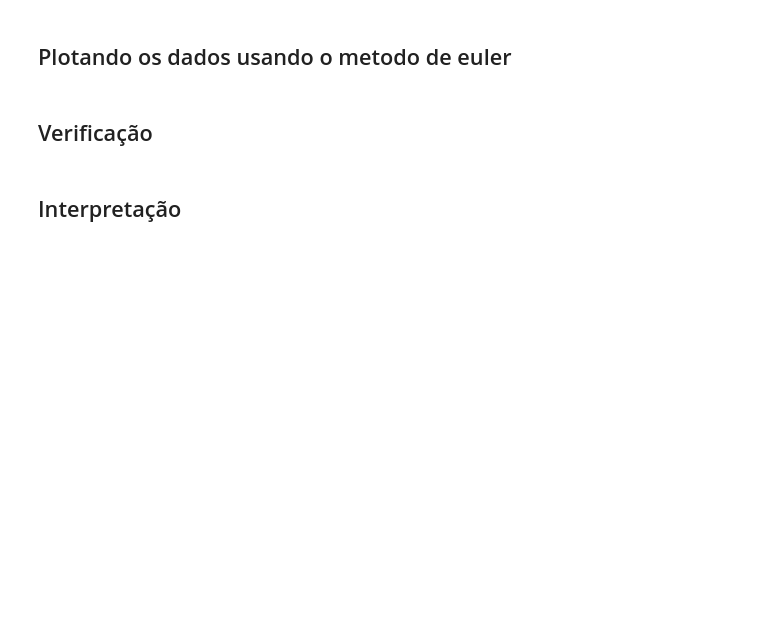
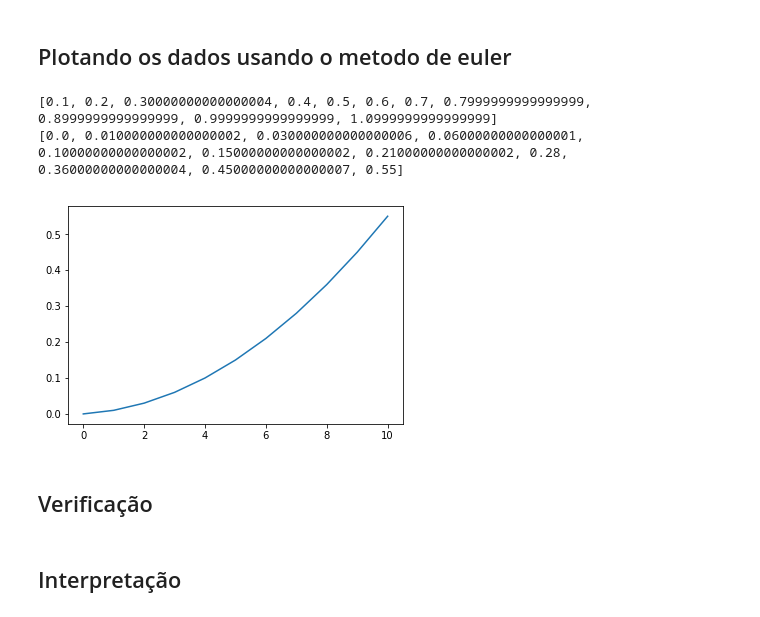
Before and after one commit to caiotda/MAC209, a Jupyter notebook: EP2/ep02.ipynb, the cells around one changed output. Drawn from its saved outputs; the diff is of its cells as text; code cells hidden in the pictures; blank space fills up the shorter version.

```diff
--- a/EP2/ep02.ipynb
+++ b/EP2/ep02.ipynb
@@ -40,9 +42,10 @@ def rate(S, a, dt):
     R = np.array([S[1], a, 1])
     return R
 
-def nextState(S, dt):
+def nextState(S, a, dt):
     # Recebe um estado S e retorna o proximo estado Sn
     Sn = S + rate(S, a, dt)*dt
+    return Sn
 # %% [markdown]
 # Pendulo Simples
 # %% [markdown]
@@ -329,5 +353,35 @@ for tbl in tbls:
 # %% [markdown]
 ## Plotando os dados usando o metodo de euler
+# %%
+g = 9.7      # g no laboratório didatico do IFUSP, medido pelo IAG, em m/s^2
+theta = 0.06           # inclinação da rampa, em radianos
+at = g*math.sin(theta) # aceleração teorica no plano inclinado
+t0 = 0
+v0 = 0
+s0 = 0
+dt = 0.1
+
+
+for t in euler_tbls: #itera todas as tabelas
+    tVals = []
+    sVals = []
+
+
+    S = initState(s0, v0, t0)
+    last = len(t["time"])-1
+    tf = 1
+    while(S[2] < tf):
+        S = nextState(S, a, dt)
+        tVals.append(S[2])
+        sVals.append(S[0])
+print(tVals)
+print(sVals)
+plt.plot(sVals)
+plt.show()
+# %% [output]
+[0.1, 0.2, 0.30000000000000004, 0.4, 0.5, 0.6, 0.7, 0.7999999999999999, 0.8999999999999999, 0.9999999999999999, 1.0999999999999999]
+[0.0, 0.010000000000000002, 0.030000000000000006, 0.06000000000000001, 0.10000000000000002, 0.15000000000000002, 0.21000000000000002, 0.28, 0.36000000000000004, 0.45000000000000007, 0.55]
+[figure, added]
 # %% [markdown]
 ## Verificação
 # %% [markdown]
```
Also changed, not shown: parts of 8 cells of this notebook.
